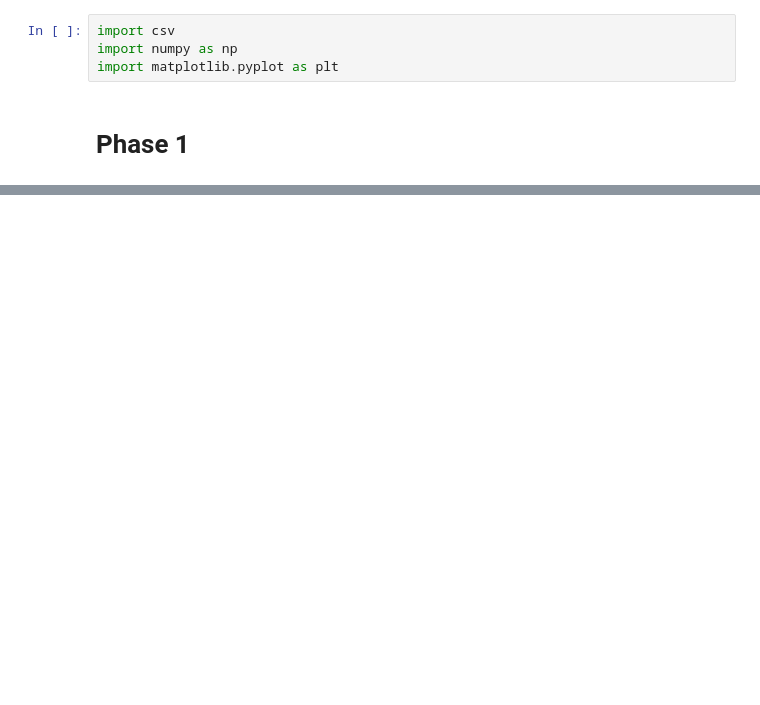
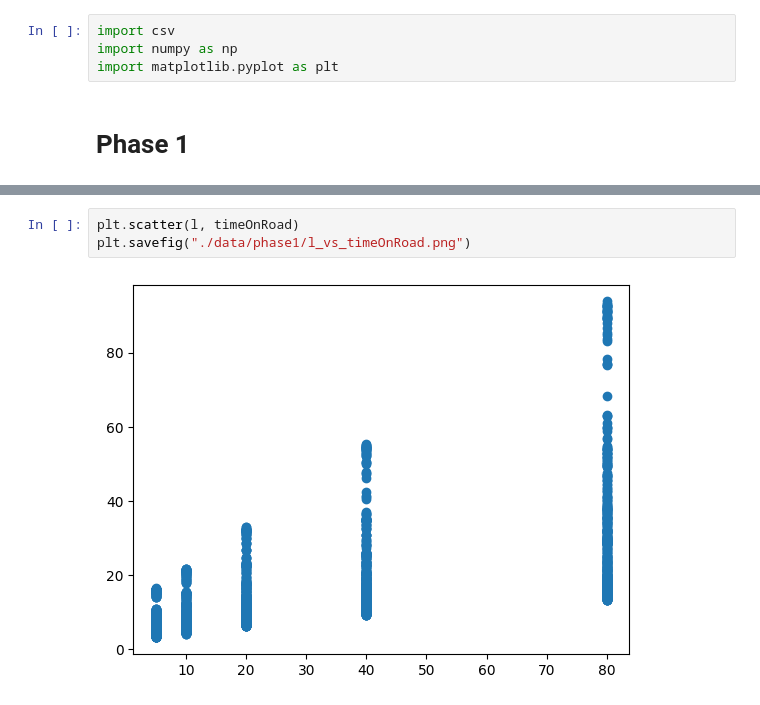
Before and after one commit to theFroodyOne/Physics344Assignment6, a Jupyter notebook: dataAnalysis.ipynb, the cells around one changed output, grey strips where cells are left out. Cells and saved outputs as stored; diff of their text form; blank space fills up the shorter version.

```diff
--- a/dataAnalysis.ipynb
+++ b/dataAnalysis.ipynb
@@ -29,0 +42,5 @@ r^2 l: 43.08309146140124%
+# %%
+plt.scatter(l, timeOnRoad)
+plt.savefig("./data/phase1/l_vs_timeOnRoad.png")
+# %% [output]
+[figure, added]
```
Also changed, not shown: parts of 4 cells of this notebook, 8 other files.
